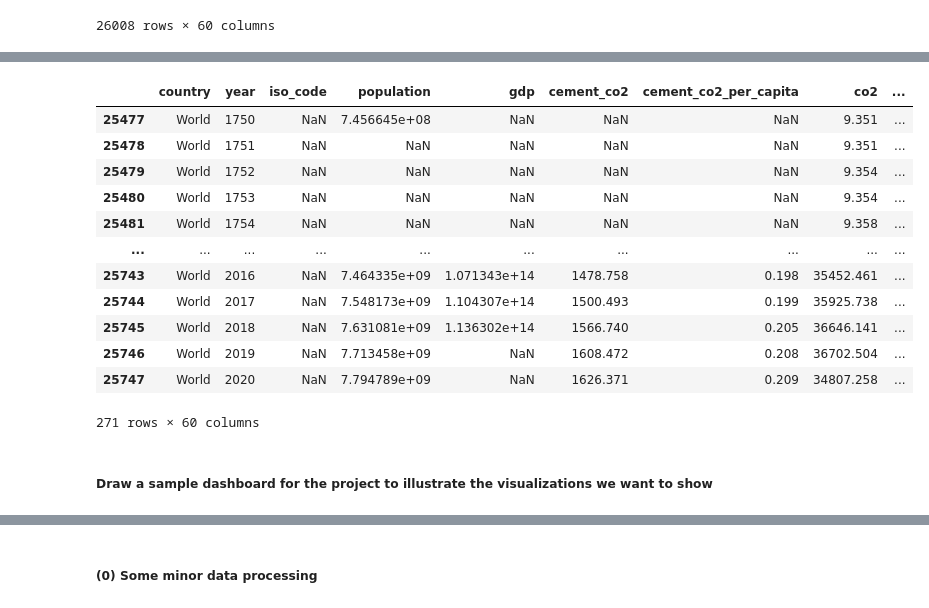
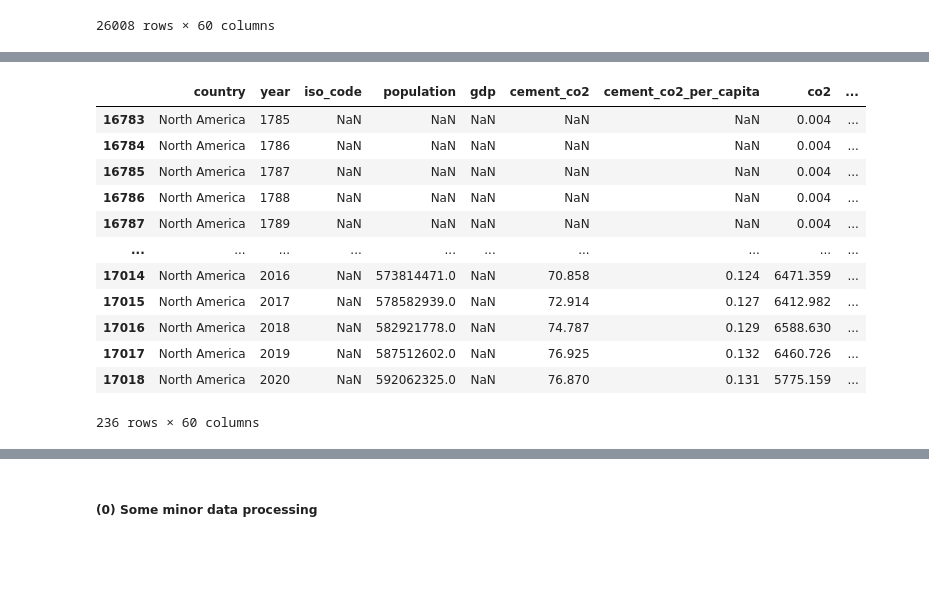
Before and after one commit to aguennoune/interactive-board, a Jupyter notebook: Interactive_dashboard.ipynb, the cells around one changed output, grey strips where cells are left out. Saved outputs shown, nothing was run; the diff lists cells and outputs as text; code cells hidden in the pictures; blank space fills up the shorter version.

```diff
--- a/Interactive_dashboard.ipynb
+++ b/Interactive_dashboard.ipynb
@@ -11,3 +11,14 @@ df = pd.read_csv('https://raw.githubusercontent.com/owid/co2-data/master/owid-co
+# %%
+# cache data to improve dashboard performance
+if 'data' not in pn.state.cache.keys():
+
+    df = pd.read_csv('https://raw.githubusercontent.com/owid/co2-data/master/owid-co2-data.csv')
+
+    pn.state.cache['data'] = df.copy()
+
+else:
+
+    df = pn.state.cache['data']
 # %%
 df
 # %% [output]
@@ -48,19 +41,17 @@ Index(['country', 'year', 'iso_code', 'population', 'gdp', 'cement_co2',
 # %%
-# Filtering the data for the World
-df[df['country'] == 'World']
+# Filtering the data for the country 'North America'
+df[df['country'] == 'North America']
 # %% [output]
 |  | country | year | iso_code | population | gdp | cement_co2 | cement_co2_per_capita | co2 | ... |
-| 25477 | World | 1750 | NaN | 7.456645e+08 | NaN | NaN | NaN | 9.351 | ... |
-| 25478 | World | 1751 | NaN | NaN | NaN | NaN | NaN | 9.351 | ... |
-| 25479 | World | 1752 | NaN | NaN | NaN | NaN | NaN | 9.354 | ... |
-| 25480 | World | 1753 | NaN | NaN | NaN | NaN | NaN | 9.354 | ... |
-| 25481 | World | 1754 | NaN | NaN | NaN | NaN | NaN | 9.358 | ... |
+| 16783 | North America | 1785 | NaN | NaN | NaN | NaN | NaN | 0.004 | ... |
+| 16784 | North America | 1786 | NaN | NaN | NaN | NaN | NaN | 0.004 | ... |
+| 16785 | North America | 1787 | NaN | NaN | NaN | NaN | NaN | 0.004 | ... |
+| 16786 | North America | 1788 | NaN | NaN | NaN | NaN | NaN | 0.004 | ... |
+| 16787 | North America | 1789 | NaN | NaN | NaN | NaN | NaN | 0.004 | ... |
 | ... | ... | ... | ... | ... | ... | ... | ... | ... | ... |
-| 25743 | World | 2016 | NaN | 7.464335e+09 | 1.071343e+14 | 1478.758 | 0.198 | 35452.461 | ... |
-| 25744 | World | 2017 | NaN | 7.548173e+09 | 1.104307e+14 | 1500.493 | 0.199 | 35925.738 | ... |
-| 25745 | World | 2018 | NaN | 7.631081e+09 | 1.136302e+14 | 1566.740 | 0.205 | 36646.141 | ... |
-| 25746 | World | 2019 | NaN | 7.713458e+09 | NaN | 1608.472 | 0.208 | 36702.504 | ... |
-| 25747 | World | 2020 | NaN | 7.794789e+09 | NaN | 1626.371 | 0.209 | 34807.258 | ... |
+| 17014 | North America | 2016 | NaN | 573814471.0 | NaN | 70.858 | 0.124 | 6471.359 | ... |
+| 17015 | North America | 2017 | NaN | 578582939.0 | NaN | 72.914 | 0.127 | 6412.982 | ... |
+| 17016 | North America | 2018 | NaN | 582921778.0 | NaN | 74.787 | 0.129 | 6588.630 | ... |
+| 17017 | North America | 2019 | NaN | 587512602.0 | NaN | 76.925 | 0.132 | 6460.726 | ... |
+| 17018 | North America | 2020 | NaN | 592062325.0 | NaN | 76.870 | 0.131 | 5775.159 | ... |
-271 rows × 60 columns
+236 rows × 60 columns
-# %% [markdown]
-##### Draw a sample dashboard for the project to illustrate the visualizations we want to show
```
Also changed, not shown: parts of 17 cells of this notebook, 1 other file.
